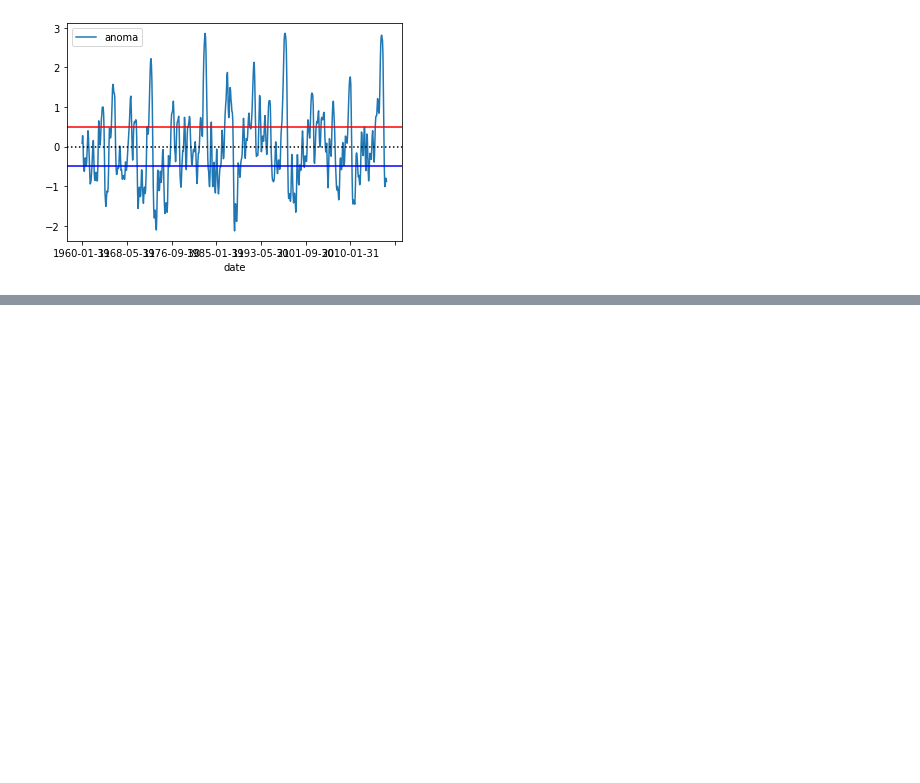
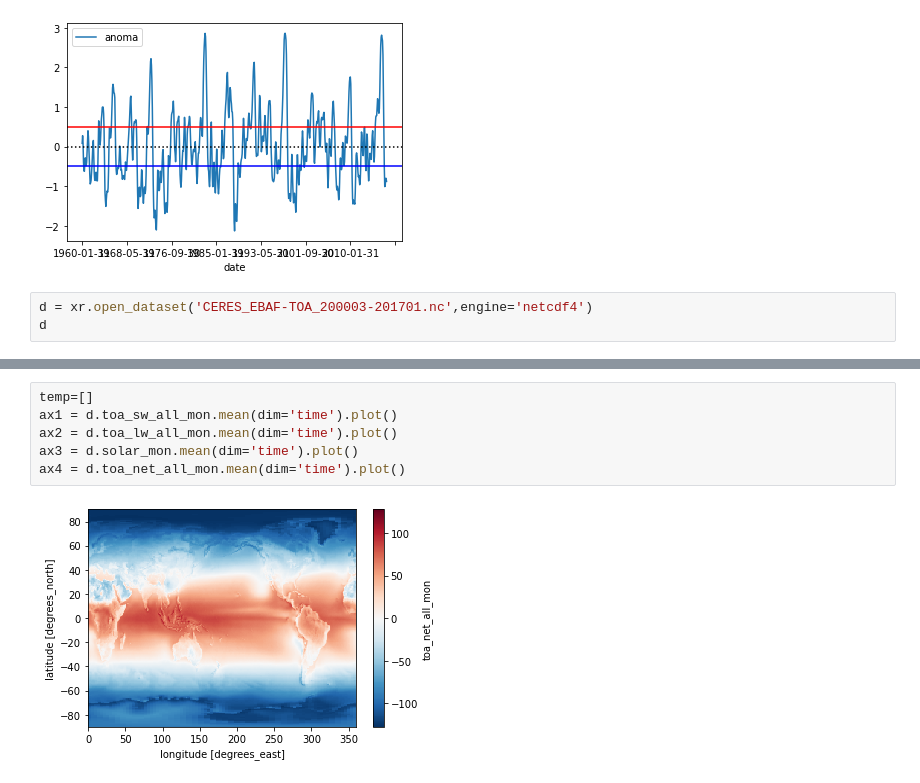
Before and after one commit to mzmzia/ese-5023, a Jupyter notebook: PS3.ipynb, the cells around one changed output, grey strips where cells are left out. Saved outputs shown, nothing was run; the diff lists cells and outputs as text; blank space fills up the shorter version.

```diff
--- a/PS3.ipynb
+++ b/PS3.ipynb
@@ -114,3 +114,6 @@ plt.axhline(y=-0.5,ls="-",c="blue")#添加水平直线
 # %% [output]
 <matplotlib.lines.Line2D at 0x...>
 [figure]
+# %%
+d = xr.open_dataset('CERES_EBAF-TOA_200003-201701.nc',engine='netcdf4')
+d
@@ -116,0 +138,8 @@ plt.axhline(y=-0.5,ls="-",c="blue")#添加水平直线
+# %%
+temp=[]
+ax1 = d.toa_sw_all_mon.mean(dim='time').plot()
+ax2 = d.toa_lw_all_mon.mean(dim='time').plot()
+ax3 = d.solar_mon.mean(dim='time').plot()
+ax4 = d.toa_net_all_mon.mean(dim='time').plot()
+# %% [output]
+[figure, added]
```
Also changed, not shown: parts of 1 cell of this notebook.
